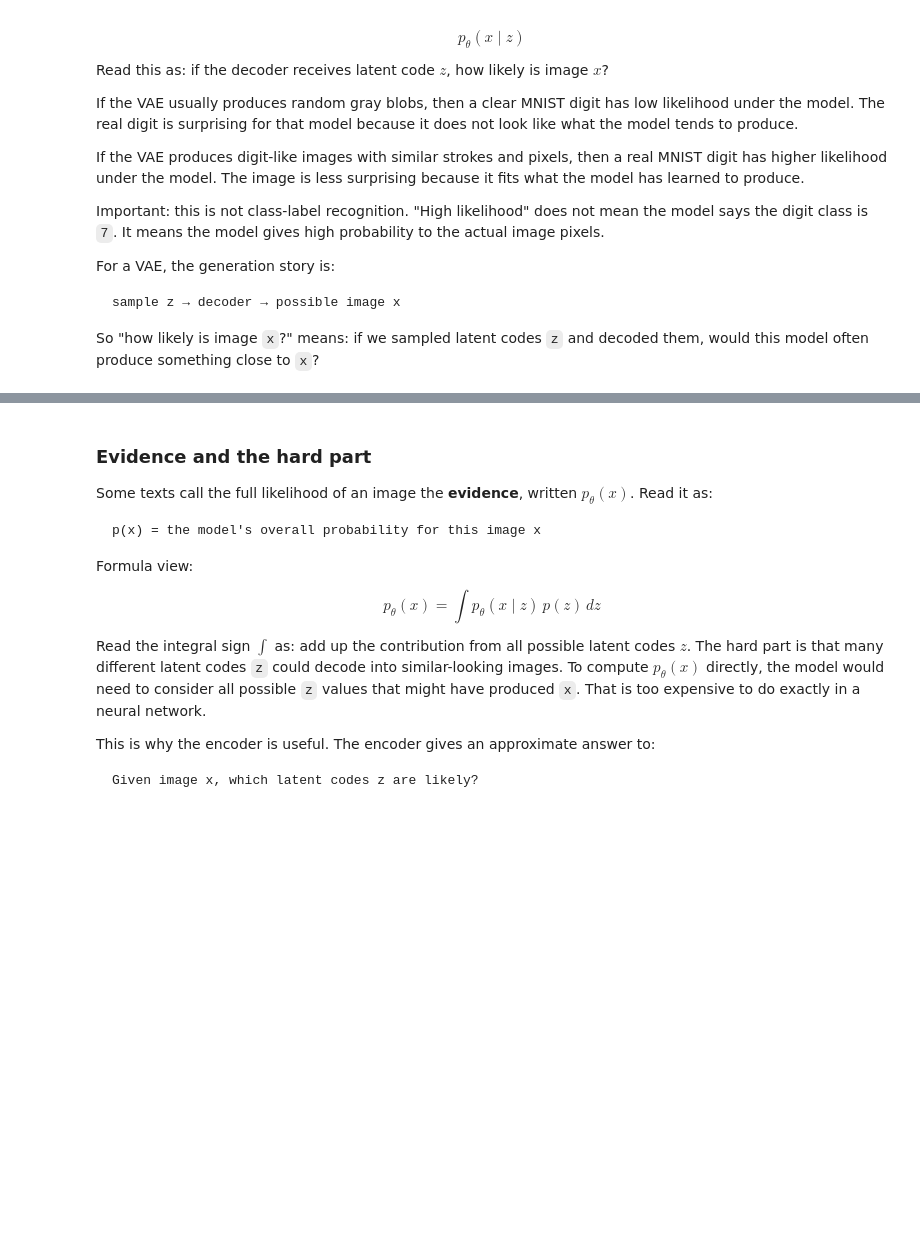
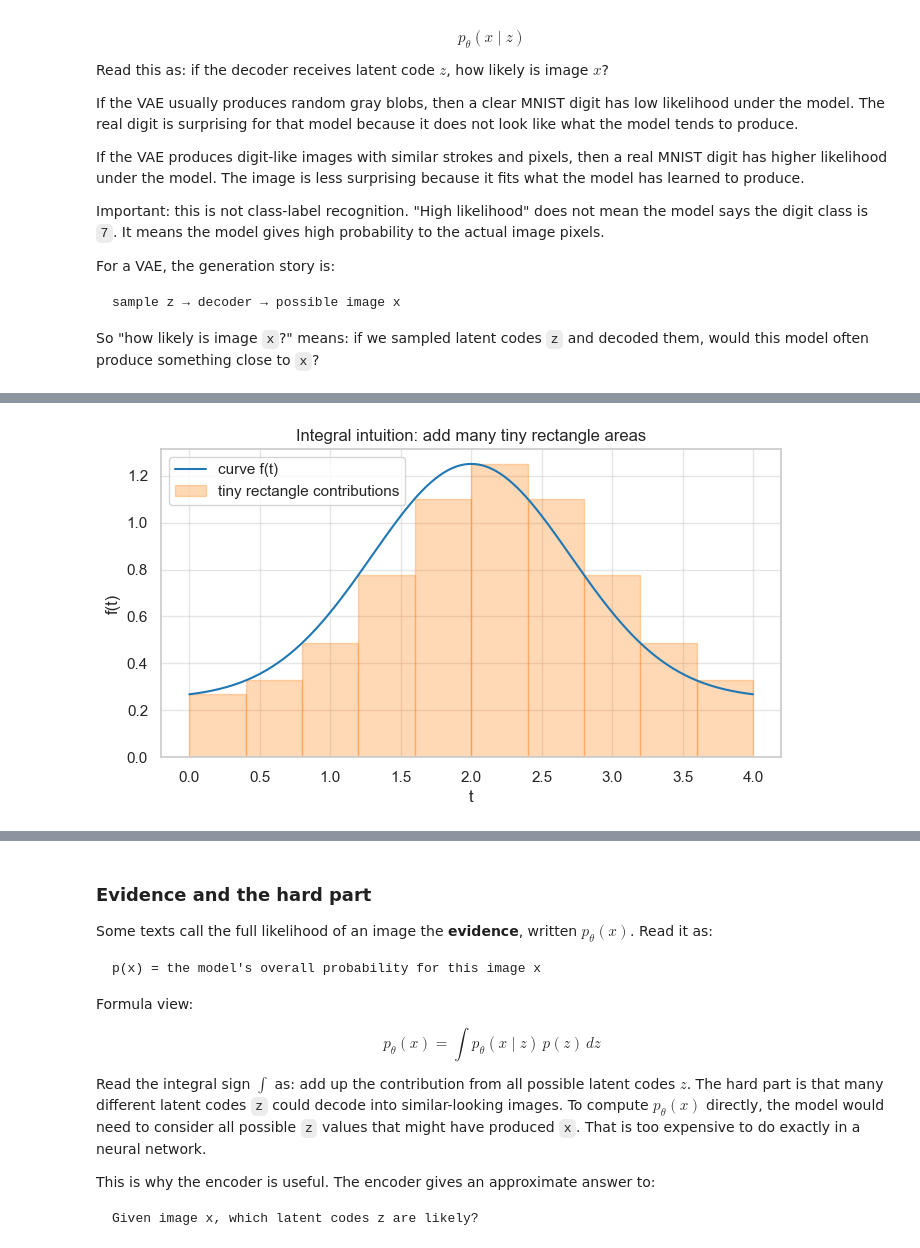
Before and after one commit to majorgilles/visual-genai-lab-curriculum, a Jupyter notebook: notebooks/05_vae_math_foundations.ipynb, the cells around one changed output, grey strips where cells are left out. Saved outputs shown, nothing was run; the diff lists cells and outputs as text; code cells hidden in the pictures; blank space fills up the shorter version.

Commit message:
feat: add sections on probability distributions, notation decoding, and integrals for improved foundational understanding

```diff
--- a/notebooks/05_vae_math_foundations.ipynb
+++ b/notebooks/05_vae_math_foundations.ipynb
@@ -530,0 +695,35 @@ So "how likely is image `x`?" means: if we sampled latent codes `z` and decoded
+# %%
+# Visual idea: an integral adds many tiny areas under a curve.
+
+import matplotlib.pyplot as plt
+import numpy as np
+import seaborn as sns
+
+sns.set_theme(style="whitegrid")
+
+x = np.linspace(0.0, 4.0, 400)
+y = 0.25 + np.exp(-((x - 2.0) ** 2))
+
+rectangle_left_edges = np.linspace(0.0, 3.6, 10)
+rectangle_width = rectangle_left_edges[1] - rectangle_left_edges[0]
+rectangle_heights = 0.25 + np.exp(-((rectangle_left_edges - 2.0) ** 2))
+
+fig, ax = plt.subplots(figsize=(8, 4))
+sns.lineplot(x=x, y=y, ax=ax, label="curve f(t)", color="tab:blue")
+ax.bar(
+    rectangle_left_edges,
+    rectangle_heights,
+    width=rectangle_width,
+    align="edge",
+    alpha=0.30,
+    color="tab:orange",
+    edgecolor="tab:orange",
+    label="tiny rectangle contributions",
+)
+ax.set_title("Integral intuition: add many tiny rectangle areas")
+ax.set_xlabel("t")
+ax.set_ylabel("f(t)")
+ax.legend()
+plt.show()
+# %% [output]
+[figure, added]
```
Also changed, not shown: parts of 8 cells of this notebook.
